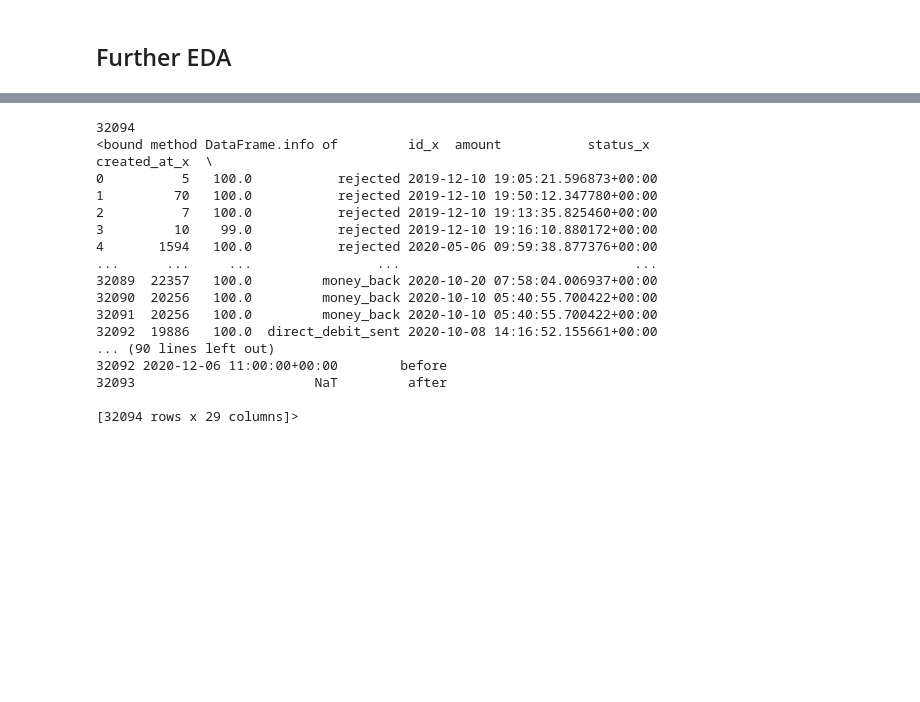
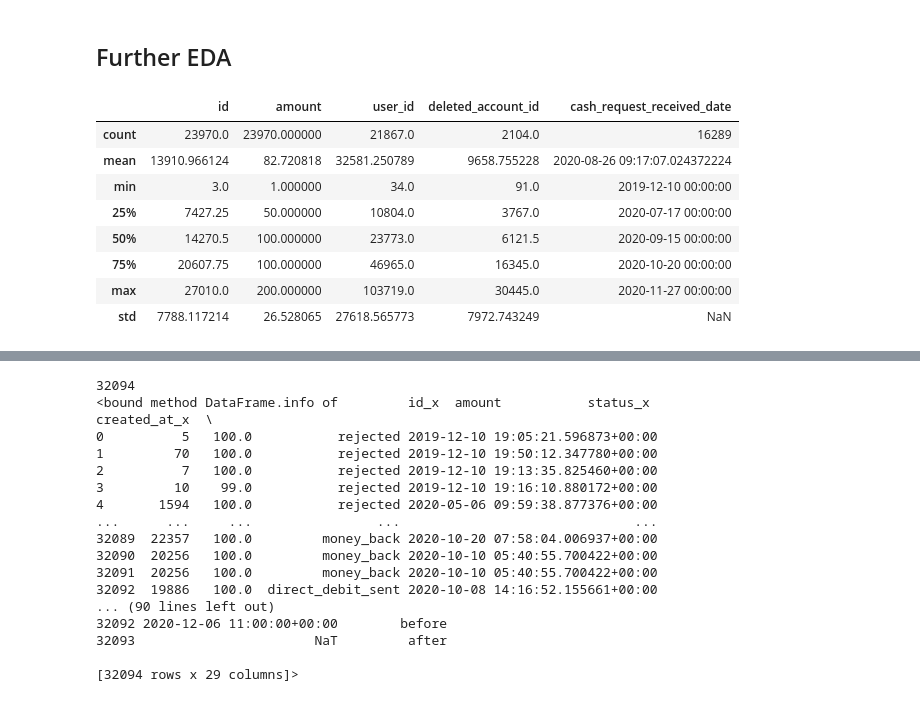
Before and after one commit to gfkpth/project-1-ironhack-payments-2-en, a Jupyter notebook: notebook/notebook.ipynb, the cells around one changed output, grey strips where cells are left out. Cells and saved outputs as stored; diff of their text form; code cells hidden in the pictures; blank space fills up the shorter version.

```diff
--- a/notebook/notebook.ipynb
+++ b/notebook/notebook.ipynb
@@ -573,3 +573,15 @@ print(len(df))
 cashRequest_cp['cohort_month'] = cashRequest_cp['created_at'].dt.to_period('M')
 # %% [markdown]
 ## Further EDA
+# %%
+cashRequest_cp.describe()       # still an issue with cash_request_received_date
+# %% [output]
+|  | id | amount | user_id | deleted_account_id | cash_request_received_date |
+| count | 23970.0 | 23970.000000 | 21867.0 | 2104.0 | 16289 |
+| mean | 13910.966124 | 82.720818 | 32581.250789 | 9658.755228 | 2020-08-26 09:17:07.024372224 |
+| min | 3.0 | 1.000000 | 34.0 | 91.0 | 2019-12-10 00:00:00 |
+| 25% | 7427.25 | 50.000000 | 10804.0 | 3767.0 | 2020-07-17 00:00:00 |
+| 50% | 14270.5 | 100.000000 | 23773.0 | 6121.5 | 2020-09-15 00:00:00 |
+| 75% | 20607.75 | 100.000000 | 46965.0 | 16345.0 | 2020-10-20 00:00:00 |
+| max | 27010.0 | 200.000000 | 103719.0 | 30445.0 | 2020-11-27 00:00:00 |
+| std | 7788.117214 | 26.528065 | 27618.565773 | 7972.743249 | NaN |
```
Also changed, not shown: parts of 7 cells of this notebook.
